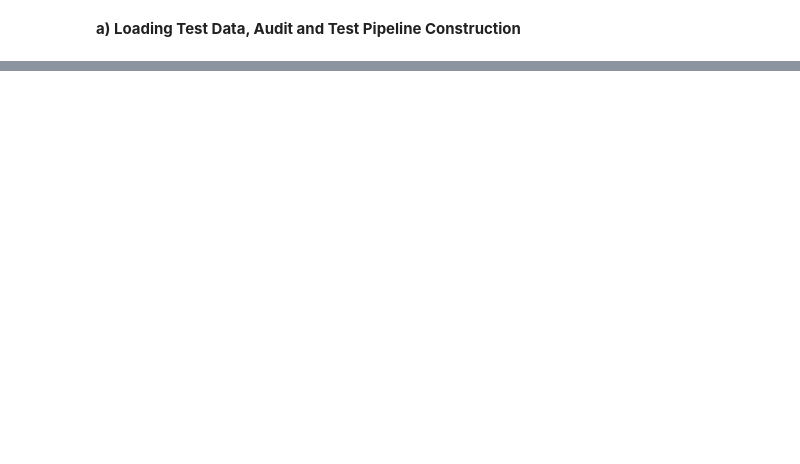
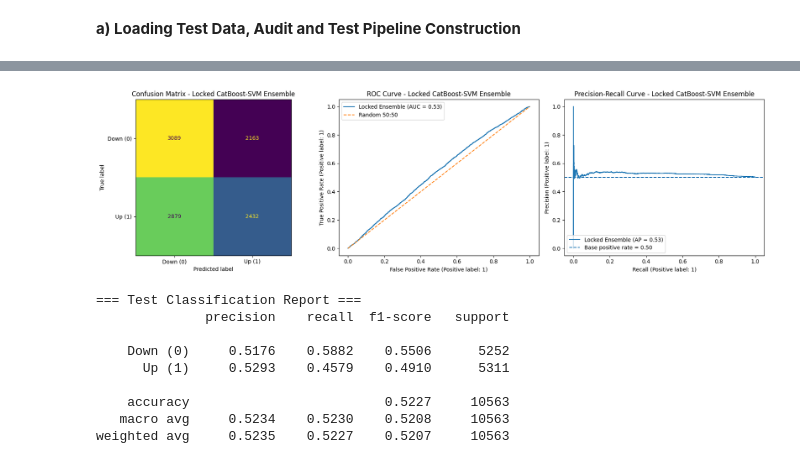
Before and after one commit to jade-lam/CQF, a Jupyter notebook: CQF_Final_Project.ipynb, the cells around one changed output, grey strips where cells are left out. Drawn from its saved outputs; the diff is of its cells as text; code cells hidden in the pictures; blank space fills up the shorter version.

```diff
--- a/CQF_Final_Project.ipynb
+++ b/CQF_Final_Project.ipynb
@@ -9272,0 +6528,19 @@ factor_df["sell_quote_per_abs_return_z168"] = rolling_zscore(
+# %%
+# Align engineered features with the untouched 4-hour test target
+test_sample = X_test_engineered.join(targets_test[["fwd_logret_4h"]], how="inner")
+test_sample = test_sample.dropna(subset=["fwd_logret_4h"])
+
+dead_zone = 0.0005
+test_classification = test_sample[test_sample["fwd_logret_4h"].abs() > dead_zone].copy()
+test_classification["target_4h"] = (test_classification["fwd_logret_4h"] > 0).astype(int)
+
+X_test_classification = test_classification[selected_features]
+y_test_classification = test_classification["target_4h"]
+
+summary = pd.Series({
+    "aligned_test_rows": len(test_sample),
+    "dead_zone_exclusions": len(test_sample) - len(test_classification),
+    "classification_rows": len(test_classification),
+    "positive_rate": y_test_classification.mean()})
+
+display(summary.to_frame("value"))
@@ -9272,0 +6622,56 @@ factor_df["sell_quote_per_abs_return_z168"] = rolling_zscore(
+# %%
+# Plot test classification diagnostics for the locked ensemble
+from sklearn.metrics import (
+    ConfusionMatrixDisplay, average_precision_score,
+    classification_report, precision_recall_curve, roc_curve)
+
+fpr, tpr, _ = roc_curve(y_test_classification, ensemble_score)
+precision_curve, recall_curve, _ = precision_recall_curve(
+    y_test_classification, ensemble_score)
+
+ap = average_precision_score(y_test_classification, ensemble_score)
+base_rate = y_test_classification.mean()
+
+fig, axes = plt.subplots(1, 3, figsize=(18, 5))
+
+ConfusionMatrixDisplay(
+    confusion_matrix=confusion_matrix(y_test_classification, ensemble_pred),
+    display_labels=["Down (0)", "Up (1)"]
+).plot(ax=axes[0], colorbar=False)
+axes[0].set_title("Confusion Matrix - Locked CatBoost-SVM Ensemble")
+
+axes[1].plot(fpr, tpr, label=f"Locked Ensemble (AUC = {roc_auc_score(y_test_classification, ensemble_score):.2f})")
+axes[1].plot([0, 1], [0, 1], linestyle="--", label="Random 50:50")
+axes[1].set_title("ROC Curve - Locked CatBoost-SVM Ensemble")
+axes[1].set_xlabel("False Positive Rate (Positive label: 1)")
+axes[1].set_ylabel("True Positive Rate (Positive label: 1)")
+axes[1].legend(loc="upper left")
+
+axes[2].plot(recall_curve, precision_curve, label=f"Locked Ensemble (AP = {ap:.2f})")
+axes[2].axhline(base_rate, linestyle="--", label=f"Base positive rate = {base_rate:.2f}")
+axes[2].set_title("Precision-Recall Curve - Locked CatBoost-SVM Ensemble")
+axes[2].set_xlabel("Recall (Positive label: 1)")
+axes[2].set_ylabel("Precision (Positive label: 1)")
+axes[2].legend(loc="lower left")
+
+plt.tight_layout()
+plt.show()
+
+print("=== Test Classification Report ===")
+print(classification_report(
+    y_test_classification,
+    ensemble_pred,
+    target_names=["Down (0)", "Up (1)"],
+    digits=4
+))
+# %% [output]
+[figure, added]
+=== Test Classification Report ===
+              precision    recall  f1-score   support
+
+    Down (0)     0.5176    0.5882    0.5506      5252
+      Up (1)     0.5293    0.4579    0.4910      5311
+
+    accuracy                         0.5227     10563
+   macro avg     0.5234    0.5230    0.5208     10563
+weighted avg     0.5235    0.5227    0.5207     10563
```
Also changed, not shown: parts of 154 cells of this notebook.
